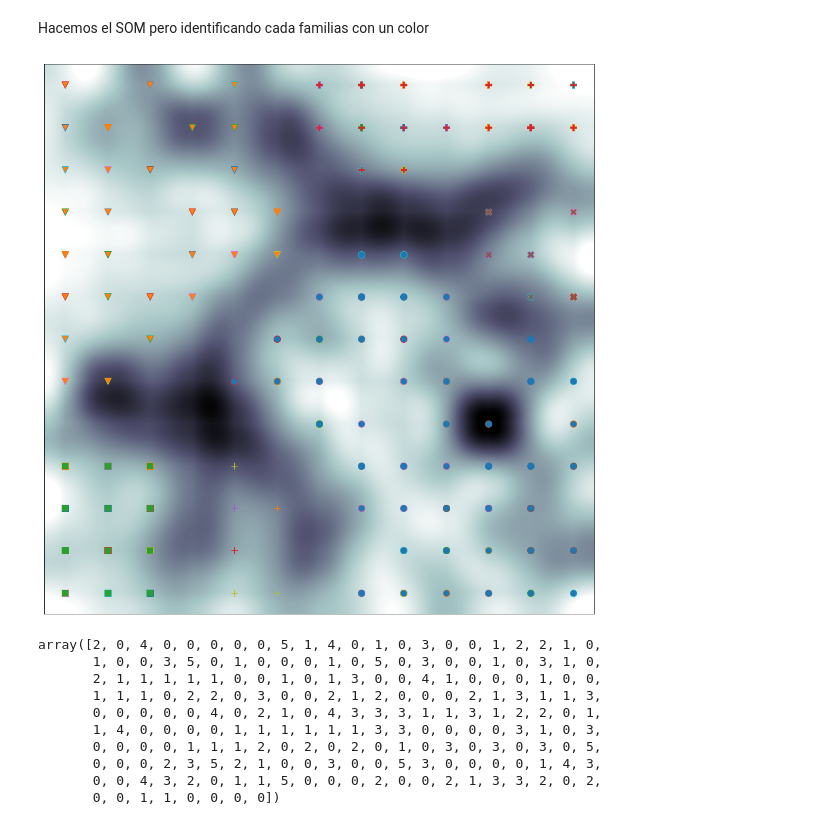
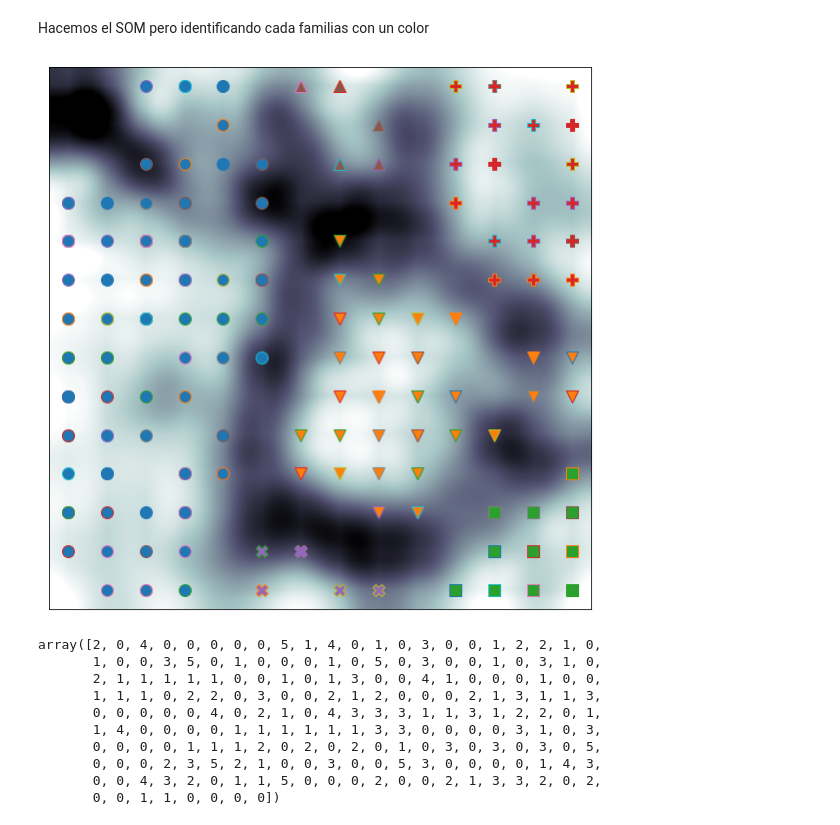
Before and after one commit to sergiohzlz/som_ontologias, a Jupyter notebook: som ontologias.ipynb, the cells around one changed output. Drawn from its saved outputs; the diff is of its cells as text; code cells hidden in the pictures.

```diff
--- a/som ontologias.ipynb
+++ b/som ontologias.ipynb
@@ -284,7 +284,7 @@ if(recupera):
 # %% [markdown]
 Hacemos la búsqueda de parámetros.
 # %%
-ln=13
+ln=14
 dim_som = (ln,ln)
 sigmas = [1,1.5,2,3]  #sigmas a intentar
 constantes = [1,2,3]  #constantes de aprendizaje a buscar
@@ -481,22 +481,22 @@ Cantidad de proteínas 7
 Hacemos el SOM pero identificando cada familias con un color
 # %%
 
-marcadores = ['o','v','s','P', '+','X']
+marcadores = ['o','v','s','P','X', '^']
 colores =    ['C0','C1','C2','C3','C4','C5']
 
-fig, axn = plt.subplots(1,1, figsize=(18,18))
+fig, axn = plt.subplots(1,1, figsize=(10,10))
 
 plt.imshow(M, interpolation='sinc', cmap='bone')
 plt.xticks([])
 plt.yticks([])
 
 grupos = dict()
 
 for ix,d in enumerate(datos):
     w = som.winner(d)
     plt.plot(w[0], w[1], marcadores[cl[ix]],markerfacecolor=colores[cl[ix]], markersize=12)
 # %% [output]
-[figure, old version]
+[figure, new version]
 # %%
 cl
 # %% [output]
```
Also changed, not shown: parts of 10 cells of this notebook, 1 other file.
